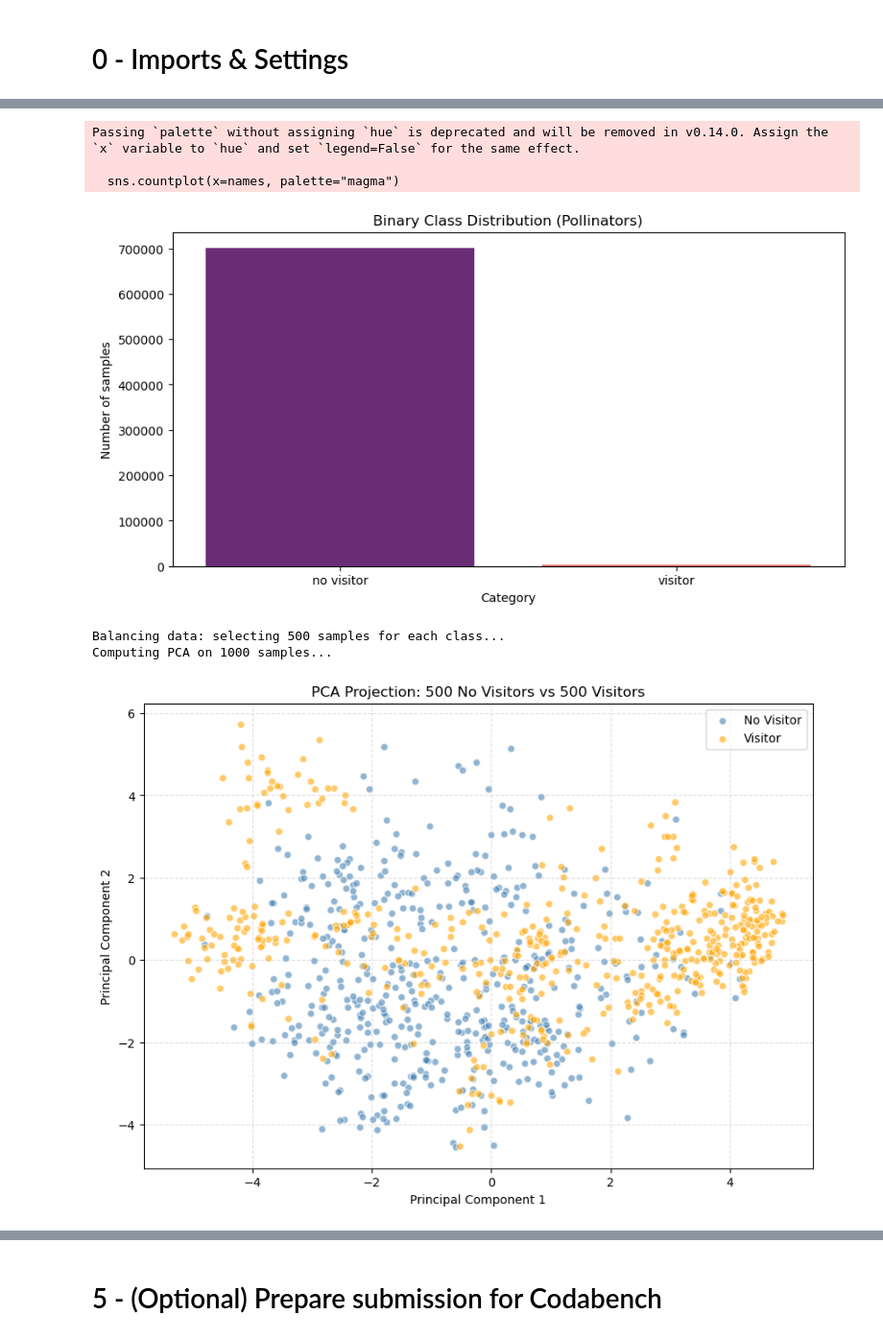
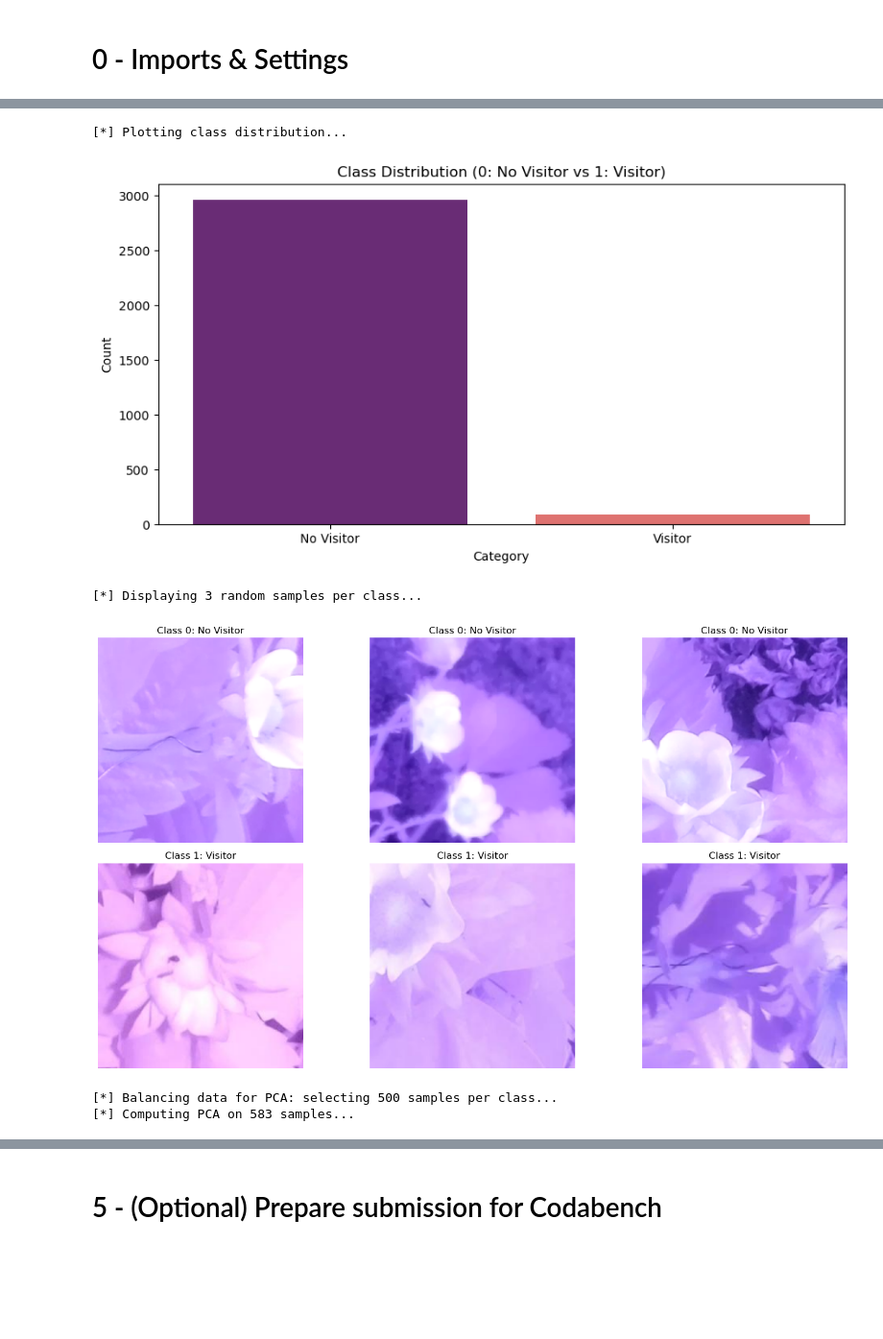
Before and after one commit to vladihnat/AI-Challenge-2025-26-Group-3-, a Jupyter notebook: Starting_Kit/README.ipynb, the cells around one changed output, grey strips where cells are left out. Shown at 96% size. Cells and saved outputs as stored; diff of their text form; code cells hidden in the pictures; blank space fills up the shorter version.

```diff
--- a/Starting_Kit/README.ipynb
+++ b/Starting_Kit/README.ipynb
@@ -78,4 +50,0 @@ class Data:
-# %%
-# Change data_dir to the path where you have extracted the Pollinator-Data-CNN-Extracted.zip
-data = Data(data_dir="../Pollinator/Pollinator-Data-CNN-Extracted/")
-data.load_data()
@@ -85,0 +149,7 @@ Binary classes: [-1  1]
+# %%
+data_manager = Data(data_dir="data")
+
+# sample_fraction=0.1 for quick testing (load 10% of data)
+# Loading with load_to_memory=True requires ~3-4GB of free RAM (faster)
+# Loading with load_to_memory=False is slower but more memory efficient
+data_manager.load_data(sample_fraction=0.1, load_to_memory=True)
@@ -147,13 +255,11 @@ class Visualize:
         self.plot_pca()
 # %%
-# Example usage
-visualize = Visualize(data=data)
-visualize.plot_data()
+viz = Visualize(data_manager)
+viz.run_all()
 # %% [output]
-Passing `palette` without assigning `hue` is deprecated and will be removed in v0.14.0. Assign the `x` variable to `hue` and set `legend=False` for the same effect.
-
-  sns.countplot(x=names, palette="magma")
+[*] Plotting class distribution...
-[figure, old version]
+[figure, new version]
-Balancing data: selecting 500 samples for each class...
-Computing PCA on 1000 samples...
+[*] Displaying 3 random samples per class...
-[figure, old version]
+[figure, new version]
+[*] Balancing data for PCA: selecting 500 samples per class...
+[*] Computing PCA on 583 samples...
```
Also changed, not shown: parts of 18 cells of this notebook.
